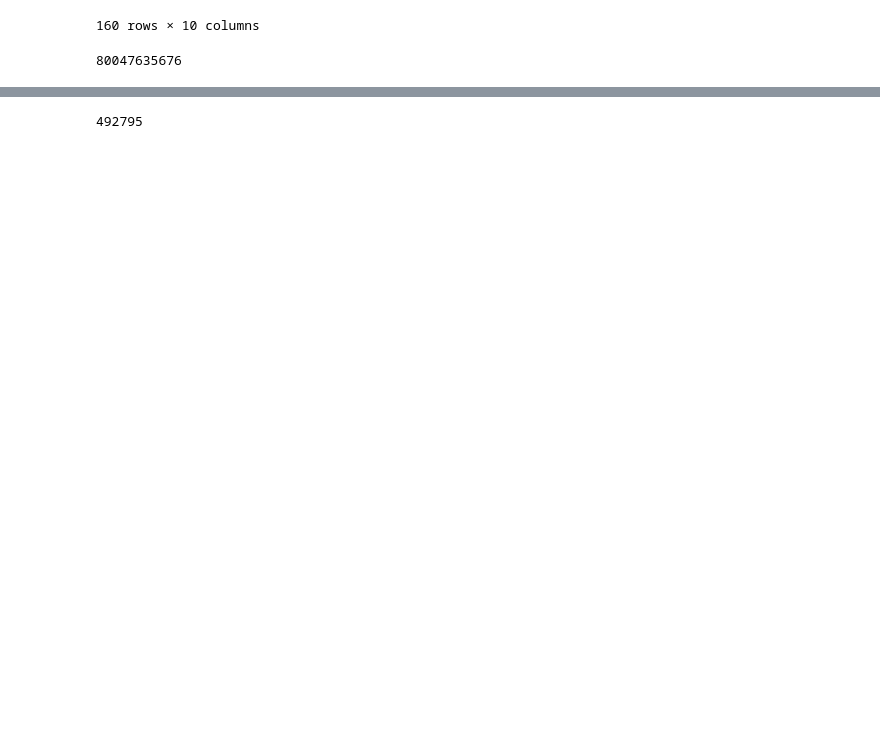
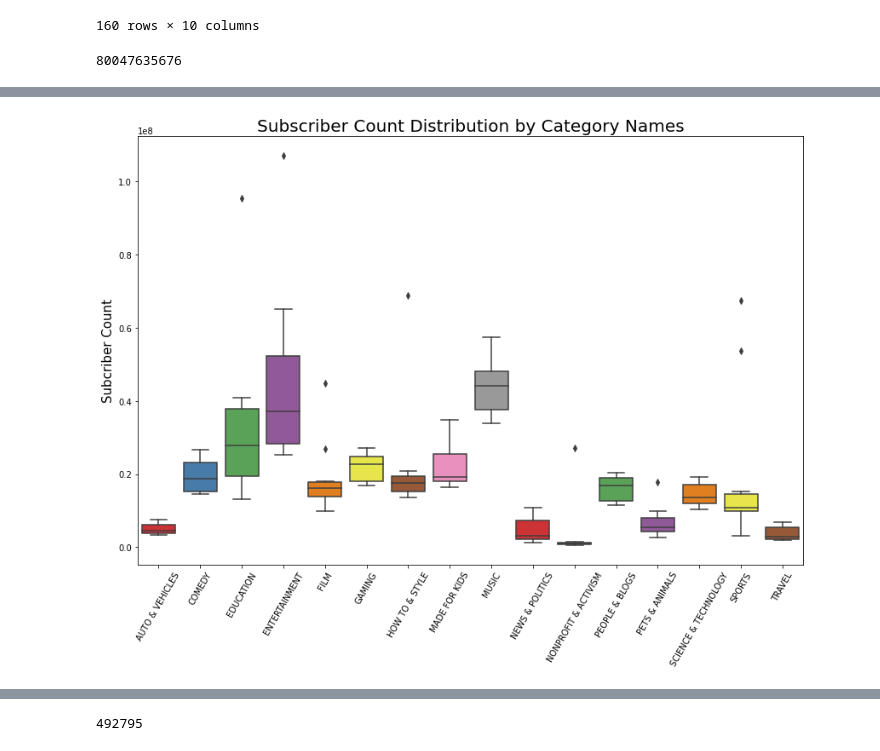
Before and after one commit to gohjiayi/youtube_analysis, a Jupyter notebook: data_exploration.ipynb, the cells around one changed output, grey strips where cells are left out. Saved outputs shown, nothing was run; the diff lists cells and outputs as text; code cells hidden in the pictures; blank space fills up the shorter version.

```diff
--- a/data_exploration.ipynb
+++ b/data_exploration.ipynb
@@ -78,0 +80,14 @@ plt.show()
+# %%
+plt.figure(figsize = (14,9))
+plt.subplot()
+g1 = sb.boxplot(x='Category', y='subscriberCount', data=channel_info, palette="Set1")
+g1.set_xticklabels(g1.get_xticklabels(),rotation=60)
+g1.set_title("Subscriber Count Distribution by Category Names", fontsize=20)
+g1.set_xlabel("", fontsize=15)
+g1.set_ylabel("Subcriber Count", fontsize=15)
+
+plt.subplots_adjust(hspace = 0.9, top = 0.9)
+
+plt.show()
+# %% [output]
+[figure, added]
```
Also changed, not shown: parts of 30 cells of this notebook.
